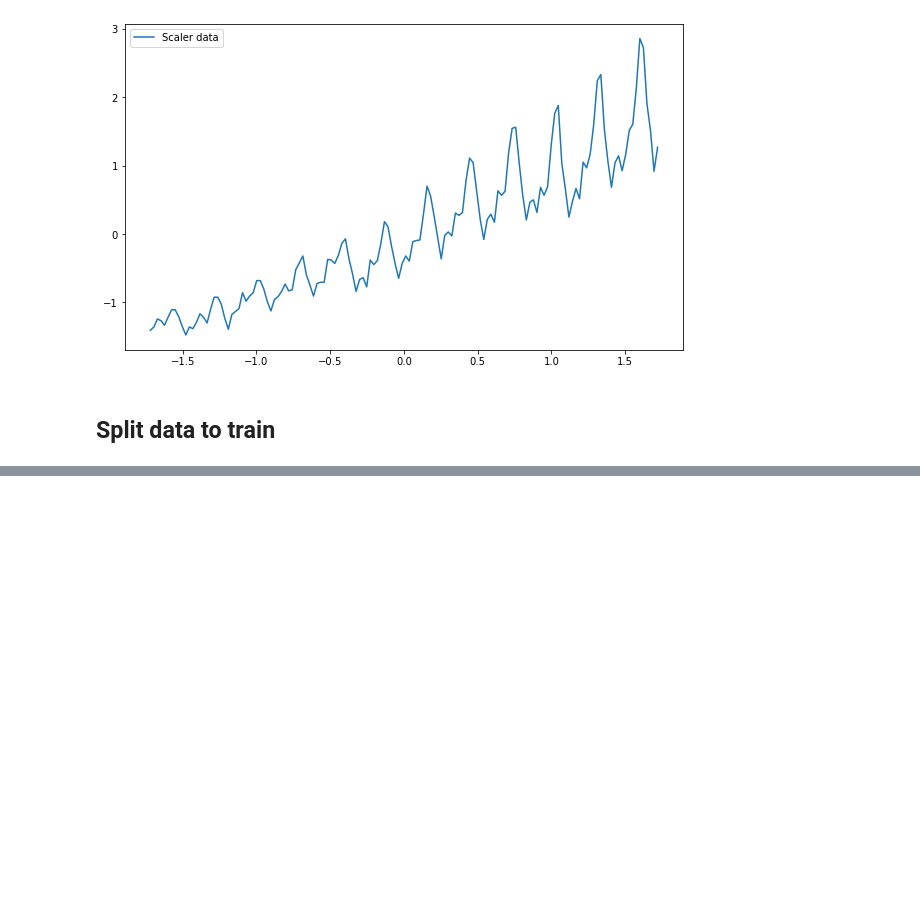
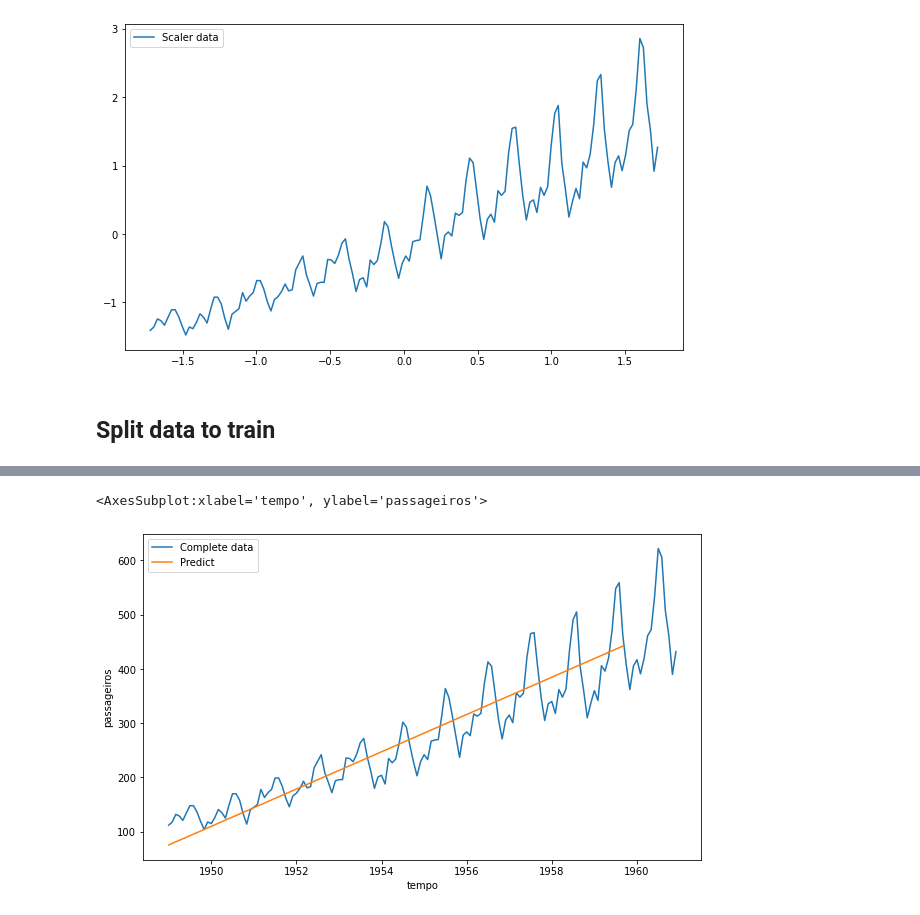
Before and after one commit to BrunoASNascimento/ml_study, a Jupyter notebook: TensorFlow/alura-keras_deep_learning-previsao_com_keras.ipynb, the cells around one changed output, grey strips where cells are left out. Drawn from its saved outputs; the diff is of its cells as text; code cells hidden in the pictures; blank space fills up the shorter version.

```diff
--- a/TensorFlow/alura-keras_deep_learning-previsao_com_keras.ipynb
+++ b/TensorFlow/alura-keras_deep_learning-previsao_com_keras.ipynb
@@ -82,0 +140,7 @@ sns.lineplot(
+# %%
+df_result_linear_regression =pd.DataFrame({
+    'time':x_train,
+    'passengers': y_predict[:,0]
+})
+
+df_result_linear_regression.sample(5)
@@ -82,0 +154,6 @@ sns.lineplot(
+# %%
+df_result_linear_regression_transf = pd.DataFrame(
+    sc.inverse_transform(df_result_linear_regression),
+    columns=["time", "passengers"]
+)
+df_result_linear_regression_transf.sample(5)
@@ -82,0 +167,16 @@ sns.lineplot(
+# %%
+sns.lineplot(
+    data=df_passengers,
+    x='tempo',
+    y='passageiros',
+    label='Complete data'
+)
+sns.lineplot(
+    data=df_result_linear_regression_transf,
+    x='time',
+    y='passengers',
+    label='Predict'
+)
+# %% [output]
+<AxesSubplot:xlabel='tempo', ylabel='passageiros'>
+[figure, added]
```
Also changed, not shown: parts of 25 cells of this notebook.
